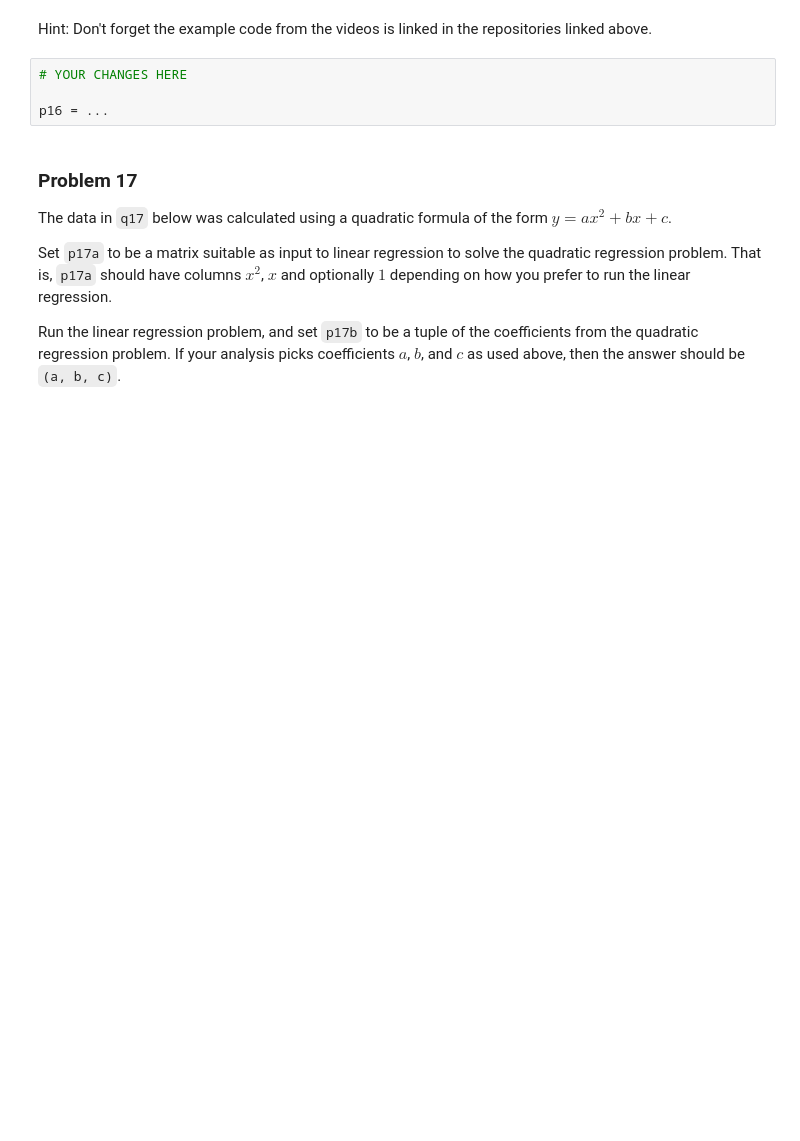
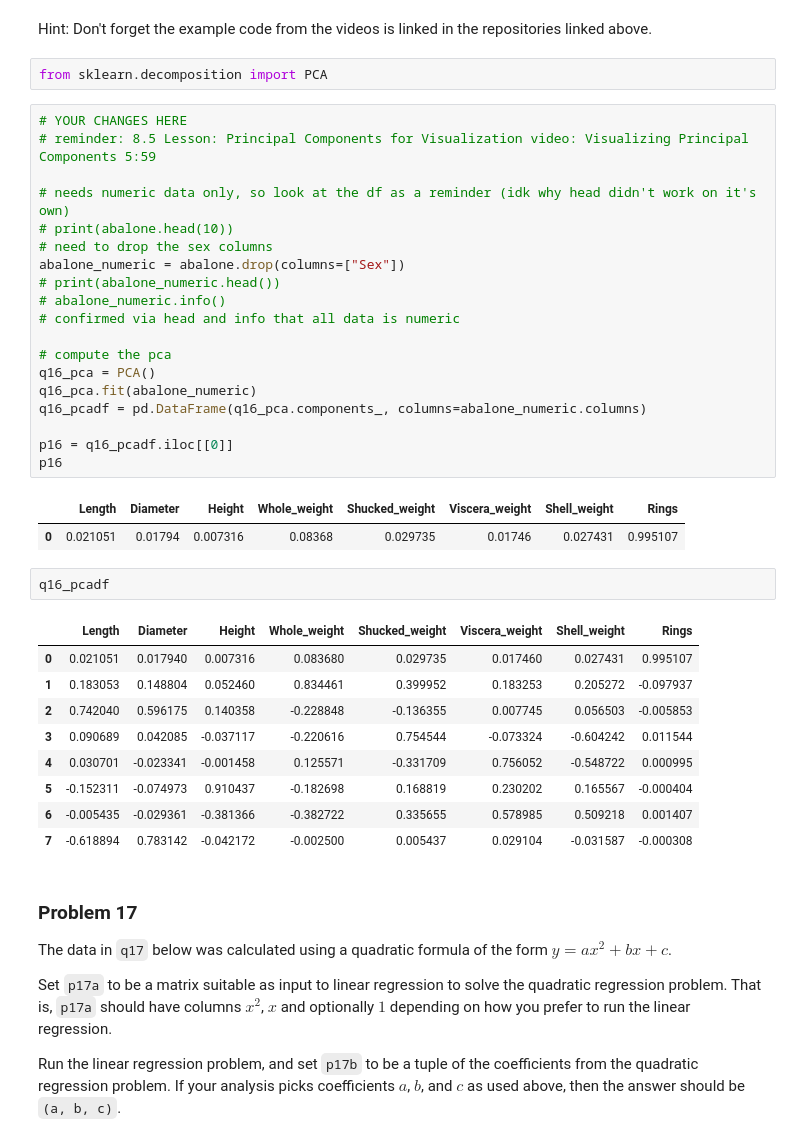
Before and after one commit to beckaa-l/dx601-homework-08, a Jupyter notebook: homework.ipynb, the cells around one changed output. Saved outputs shown, nothing was run; the diff lists cells and outputs as text; blank space fills up the shorter version.

```diff
--- a/homework.ipynb
+++ b/homework.ipynb
@@ -367,10 +414,42 @@ Set `p16` to the first principal component of the abalone data set.
 Give it in the form of a one row data frame like in the Palmer Penguins example.
 # %% [markdown]
 Hint: Don't forget the example code from the videos is linked in the repositories linked above.
-# %%
-# YOUR CHANGES HERE
-
-p16 = ...
+# %%
+from sklearn.decomposition import PCA
+# %%
+# YOUR CHANGES HERE
+# reminder: 8.5 Lesson: Principal Components for Visualization video: Visualizing Principal Components 5:59
+
+# needs numeric data only, so look at the df as a reminder (idk why head didn't work on it's own)
+# print(abalone.head(10))
+# need to drop the sex columns
+abalone_numeric = abalone.drop(columns=["Sex"])
+# print(abalone_numeric.head())
+# abalone_numeric.info()
+# confirmed via head and info that all data is numeric
+
+# compute the pca
+q16_pca = PCA()
+q16_pca.fit(abalone_numeric)
+q16_pcadf = pd.DataFrame(q16_pca.components_, columns=abalone_numeric.columns)
+
+p16 = q16_pcadf.iloc[[0]]
+p16
+# %% [output]
+|  | Length | Diameter | Height | Whole_weight | Shucked_weight | Viscera_weight | Shell_weight | Rings |
+| 0 | 0.021051 | 0.01794 | 0.007316 | 0.08368 | 0.029735 | 0.01746 | 0.027431 | 0.995107 |
+# %%
+q16_pcadf
+# %% [output]
+|  | Length | Diameter | Height | Whole_weight | Shucked_weight | Viscera_weight | Shell_weight | Rings |
+| 0 | 0.021051 | 0.017940 | 0.007316 | 0.083680 | 0.029735 | 0.017460 | 0.027431 | 0.995107 |
+| 1 | 0.183053 | 0.148804 | 0.052460 | 0.834461 | 0.399952 | 0.183253 | 0.205272 | -0.097937 |
+| 2 | 0.742040 | 0.596175 | 0.140358 | -0.228848 | -0.136355 | 0.007745 | 0.056503 | -0.005853 |
+| 3 | 0.090689 | 0.042085 | -0.037117 | -0.220616 | 0.754544 | -0.073324 | -0.604242 | 0.011544 |
+| 4 | 0.030701 | -0.023341 | -0.001458 | 0.125571 | -0.331709 | 0.756052 | -0.548722 | 0.000995 |
+| 5 | -0.152311 | -0.074973 | 0.910437 | -0.182698 | 0.168819 | 0.230202 | 0.165567 | -0.000404 |
+| 6 | -0.005435 | -0.029361 | -0.381366 | -0.382722 | 0.335655 | 0.578985 | 0.509218 | 0.001407 |
+| 7 | -0.618894 | 0.783142 | -0.042172 | -0.002500 | 0.005437 | 0.029104 | -0.031587 | -0.000308 |
 # %% [markdown]
 ### Problem 17
 
```
Also changed, not shown: parts of 17 cells of this notebook.
